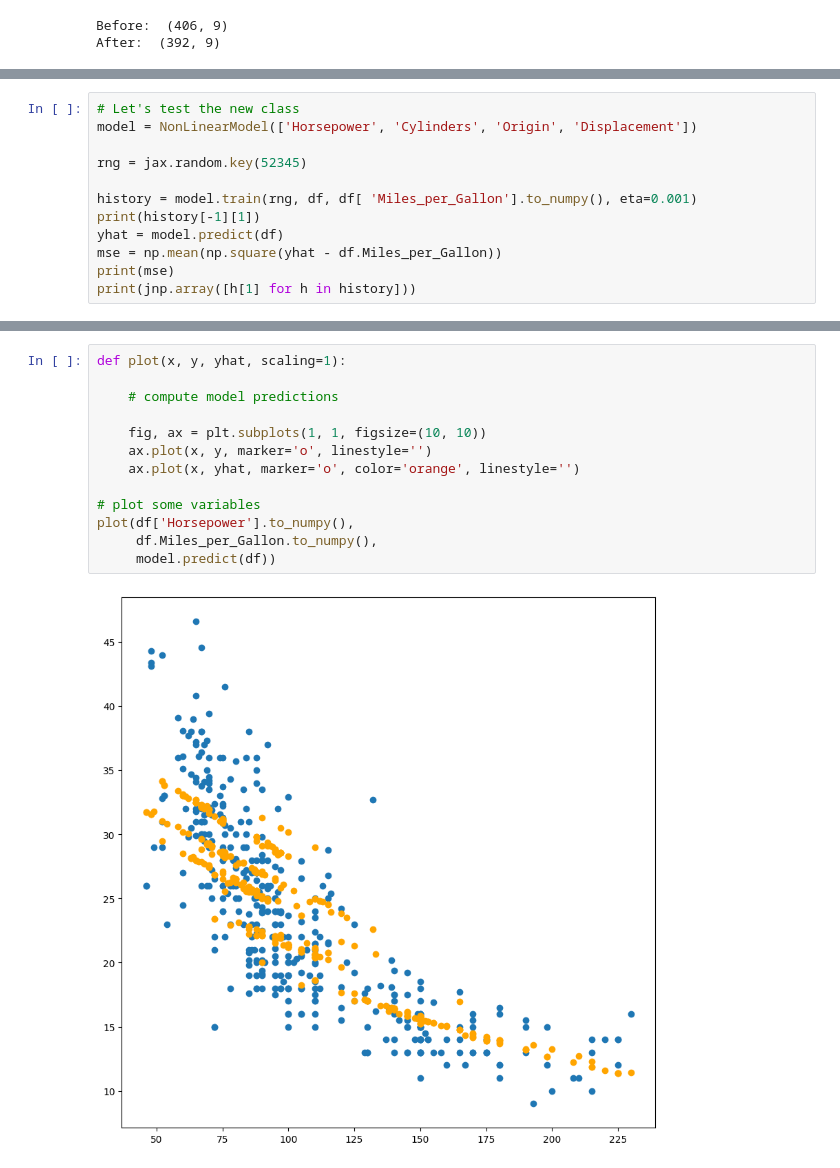
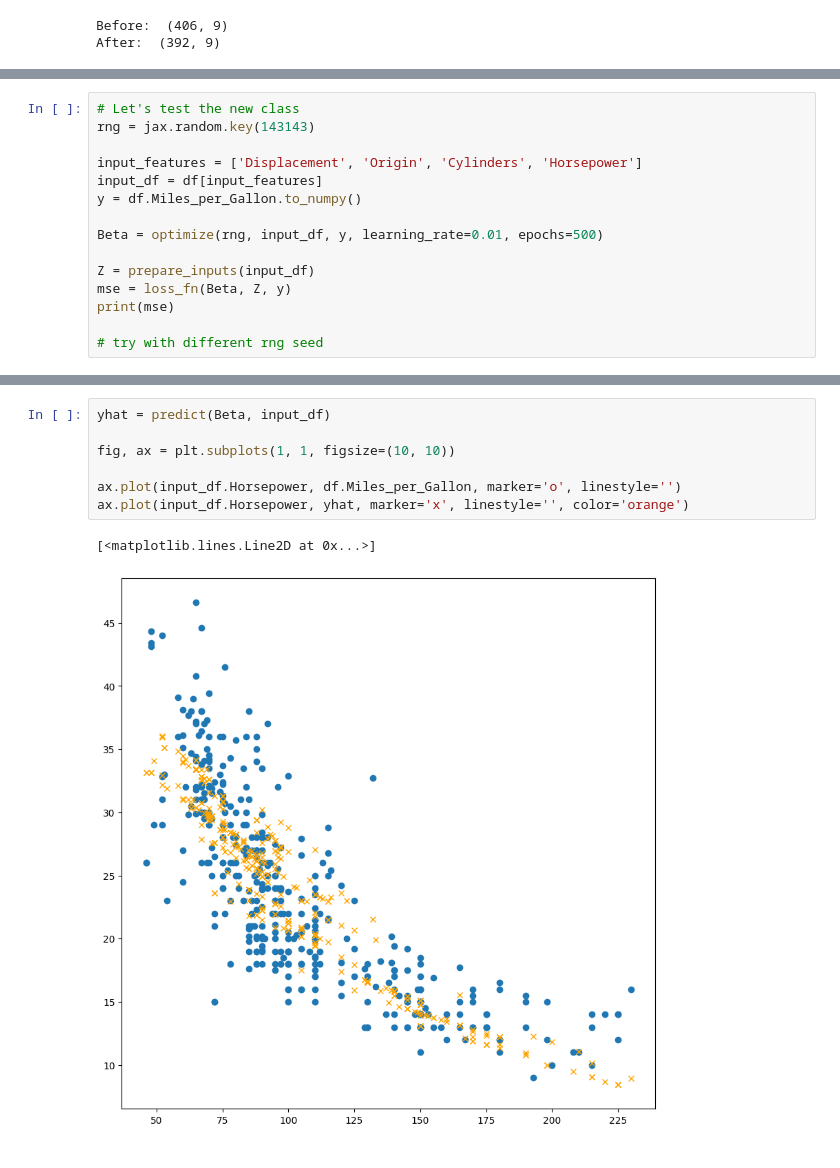
Before and after one commit to KISRDevelopment/python-ml-2025, a Jupyter notebook: code/block8.ipynb, the cells around one changed output, grey strips where cells are left out. Drawn from its saved outputs; the diff is of its cells as text.

```diff
--- a/code/block8.ipynb
+++ b/code/block8.ipynb
@@ -305,13 +298,16 @@ class NonLinearModel():
 # %%
 # Let's test the new class
-model = NonLinearModel(['Horsepower', 'Cylinders', 'Origin', 'Displacement'])
+rng = jax.random.key(143143)
 
-rng = jax.random.key(52345)
+input_features = ['Displacement', 'Origin', 'Cylinders', 'Horsepower']
+input_df = df[input_features]
+y = df.Miles_per_Gallon.to_numpy()
 
-history = model.train(rng, df, df[ 'Miles_per_Gallon'].to_numpy(), eta=0.001)
-print(history[-1][1])
-yhat = model.predict(df)
-mse = np.mean(np.square(yhat - df.Miles_per_Gallon))
+Beta = optimize(rng, input_df, y, learning_rate=0.01, epochs=500)
+
+Z = prepare_inputs(input_df)
+mse = loss_fn(Beta, Z, y)
 print(mse)
-print(jnp.array([h[1] for h in history]))
+
+# try with different rng seed
 # %% [output]
@@ -337,15 +315,10 @@ print(jnp.array([h[1] for h in history]))
 # %%
-def plot(x, y, yhat, scaling=1):
+yhat = predict(Beta, input_df)
 
-    # compute model predictions
+fig, ax = plt.subplots(1, 1, figsize=(10, 10))
 
-    fig, ax = plt.subplots(1, 1, figsize=(10, 10))
-    ax.plot(x, y, marker='o', linestyle='')
-    ax.plot(x, yhat, marker='o', color='orange', linestyle='')
-
-# plot some variables
-plot(df['Horsepower'].to_numpy(),
-     df.Miles_per_Gallon.to_numpy(),
-     model.predict(df))
+ax.plot(input_df.Horsepower, df.Miles_per_Gallon, marker='o', linestyle='')
+ax.plot(input_df.Horsepower, yhat, marker='x', linestyle='', color='orange')
 # %% [output]
+[<matplotlib.lines.Line2D at 0x...>]
-[figure, old version]
+[figure, new version]
```
Also changed, not shown: parts of 7 cells of this notebook, 4 other files.
